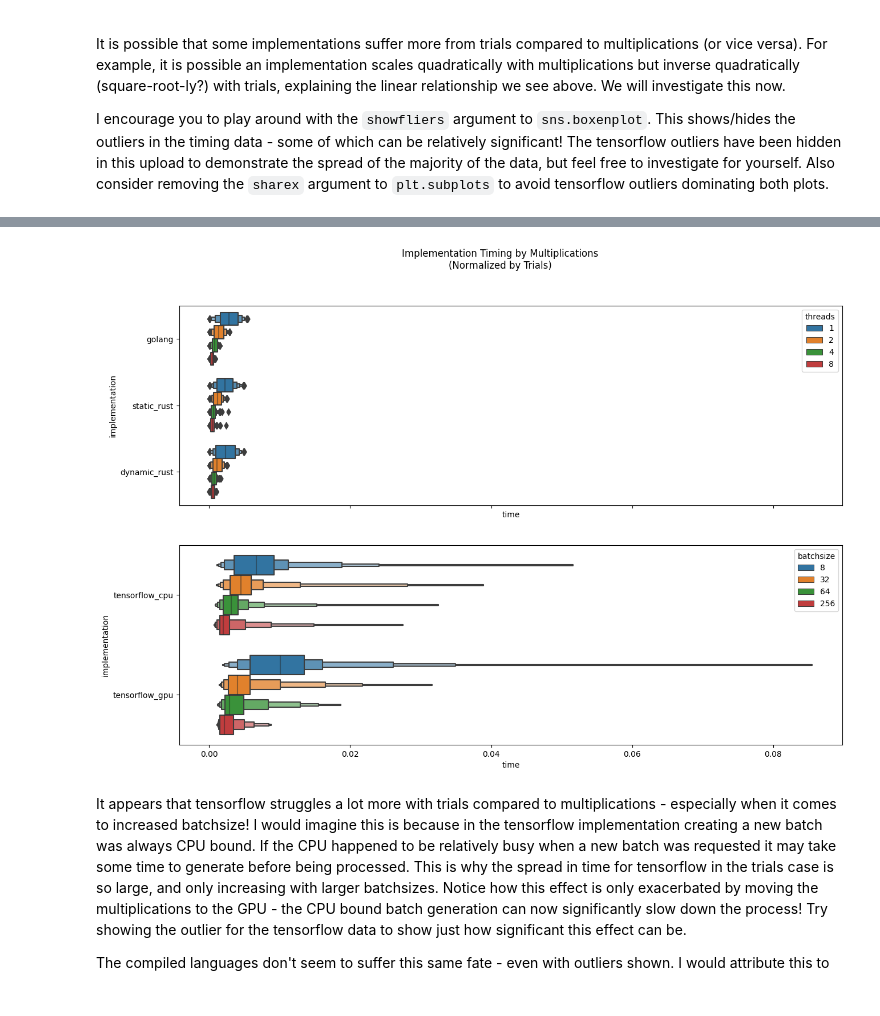
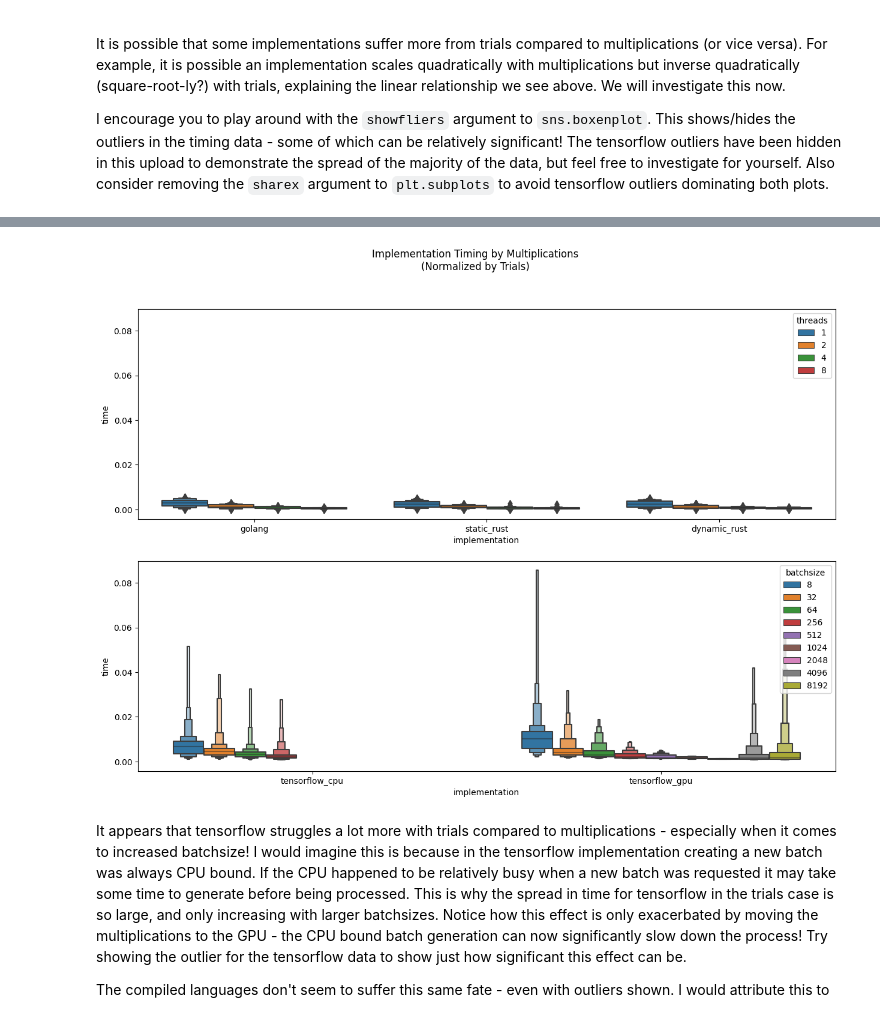
Before and after one commit to hmcalister/Linear-Algebra-Profiling, a Jupyter notebook: Data Cleaning/main.ipynb, the cells around one changed output, grey strips where cells are left out. Drawn from its saved outputs; the diff is of its cells as text; code cells hidden in the pictures.

```diff
--- a/Data Cleaning/main.ipynb
+++ b/Data Cleaning/main.ipynb
@@ -108,7 +108,7 @@ sns.lmplot(data=target_data, x="effective_multiplications", y="time", col="imple
 # %% [markdown]
 There is some definite clustering of data at this small scale! We note that tensorflow has a large start up time compared to other implementations (hence the large y intercept - a couple of seconds for even tiny effective multiplications). There are some data instances that have a significantly shorter start up time - but also have a very small slope compared to the rest of the data! While this is present in the CPU implementation it is not nearly as significant due to the smaller start up time, so we will leave this to avoid culling good data too. In the GPU implementation, which has a longer start up as python has to register a job on the GPU before starting, there is a clear gap we can use to filter out this anomaly.
 # %%
-condition = (all_data["implementation"] == "tensorflow_gpu") & (all_data["time"] < 2.0)
+condition = (all_data["implementation"] == "tensorflow_gpu") & (all_data["batchsize"]<=2048) & (all_data["time"] < 2.2)
 display(all_data.loc[condition].head(10))
 all_data = all_data.drop(all_data.loc[condition].index)
 # %% [output]
@@ -195,23 +195,23 @@ plt.show()
 # %%
 target_data = all_data.copy()
 target_data["time"] /= target_data["trials"]
 target_data = target_data.drop(target_data[target_data["implementation"] == "numpy"].index)
 
-fig, axes = plt.subplots(2,1,figsize=(15, 10),sharex=True)
+fig, axes = plt.subplots(2,1,figsize=(15, 10),sharey=True)
 fig.suptitle("Implementation Timing by Multiplications\n(Normalized by Trials)")
 
 compiled_impl_data = target_data
 compiled_impl_data = compiled_impl_data.drop(compiled_impl_data[compiled_impl_data["implementation"].str.startswith("tensorflow")].index)
-plot1 = sns.boxenplot(data=compiled_impl_data, x="time", y="implementation", hue="threads", showfliers=True, ax=axes[0])
+plot1 = sns.boxenplot(data=compiled_impl_data, y="time", x="implementation", hue="threads", showfliers=True, ax=axes[0])
 
 tensorflow_data = target_data
 tensorflow_data = tensorflow_data.loc[tensorflow_data["implementation"].str.startswith("tensorflow")]
-plot2 = sns.boxenplot(data=tensorflow_data, x="time", y="implementation", hue="batchsize", showfliers=False, ax=axes[1])
+plot2 = sns.boxenplot(data=tensorflow_data, y="time", x="implementation", hue="batchsize", showfliers=False, ax=axes[1])
 
 
 plt.show()
 # %% [output]
-[figure, old version]
+[figure, new version]
 # %% [markdown]
 It appears that tensorflow struggles a lot more with trials compared to multiplications - especially when it comes to increased batchsize! I would imagine this is because in the tensorflow implementation creating a new batch was always CPU bound. If the CPU happened to be relatively busy when a new batch was requested it may take some time to generate before being processed. This is why the spread in time for tensorflow in the trials case is so large, and only increasing with larger batchsizes. Notice how this effect is only exacerbated by moving the multiplications to the GPU - the CPU bound batch generation can now significantly slow down the process! Try showing the outlier for the tensorflow data to show just how significant this effect can be.
 
```
Also changed, not shown: parts of 6 cells of this notebook, 1 other file.
